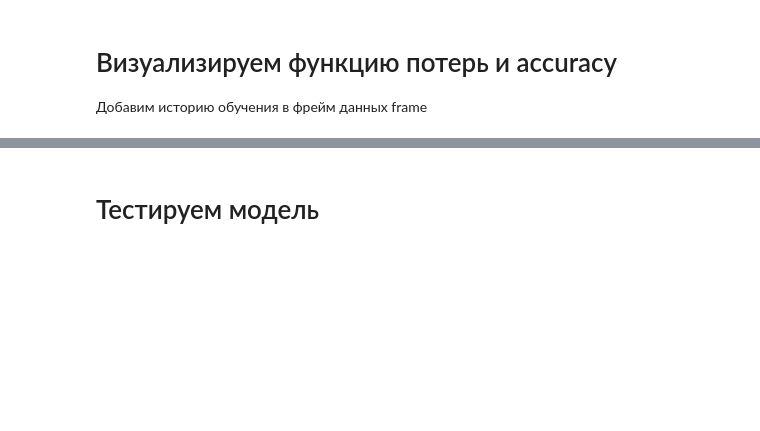
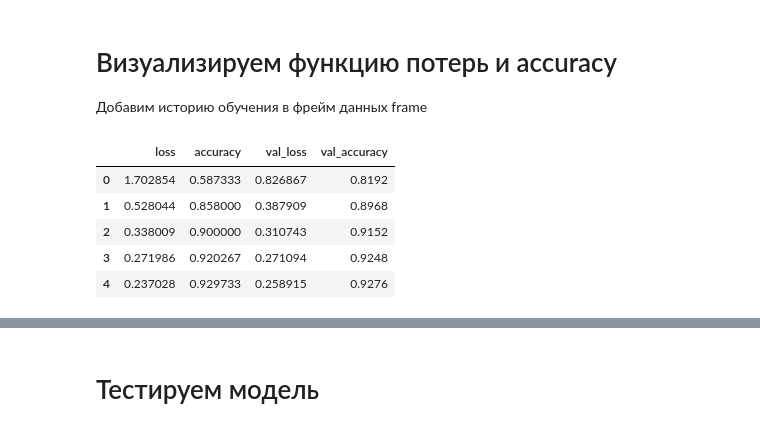
Before and after one commit to churillov/test_Comexp, a Jupyter notebook: Classificator.ipynb, the cells around one changed output, grey strips where cells are left out. Drawn from its saved outputs; the diff is of its cells as text; code cells hidden in the pictures; blank space fills up the shorter version.

```diff
--- a/Classificator.ipynb
+++ b/Classificator.ipynb
@@ -187,6 +189,15 @@ Epoch 20/20
 # %% [markdown]
 # Визуализируем функцию потерь и accuracy
 Добавим историю обучения в фрейм данных frame
+# %%
+frame.head()
+# %% [output]
+|  | loss | accuracy | val_loss | val_accuracy |
+| 0 | 1.702854 | 0.587333 | 0.826867 | 0.8192 |
+| 1 | 0.528044 | 0.858000 | 0.387909 | 0.8968 |
+| 2 | 0.338009 | 0.900000 | 0.310743 | 0.9152 |
+| 3 | 0.271986 | 0.920267 | 0.271094 | 0.9248 |
+| 4 | 0.237028 | 0.929733 | 0.258915 | 0.9276 |
 # %%
 frame = pd.DataFrame(history.history)
 
```
Also changed, not shown: parts of 4 cells of this notebook, 1 other file.
